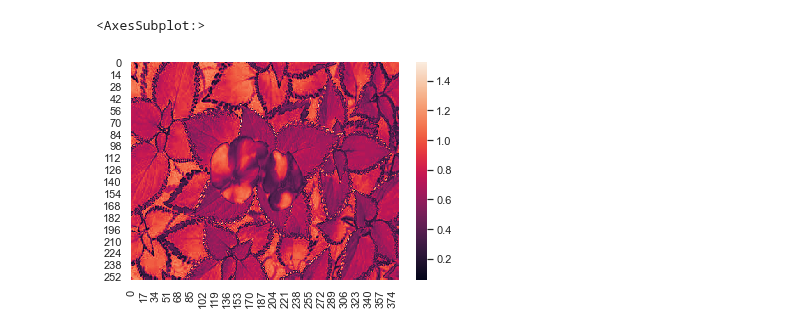
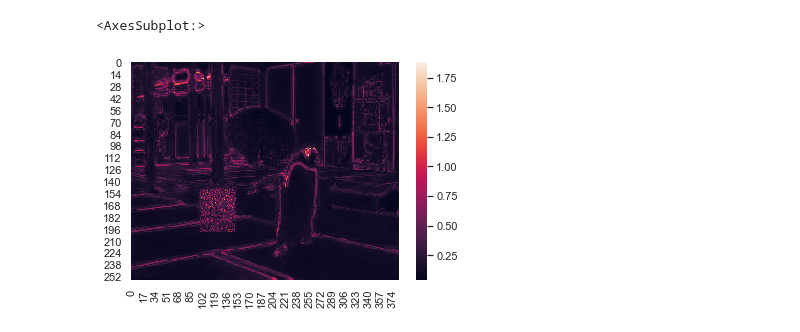
Before and after one commit to geoffroyO/sVae, a Jupyter notebook: src/img_test/test_results.ipynb, the cells around one changed output. Cells and saved outputs as stored; diff of their text form; code cells hidden in the pictures.

Commit message:
image test

```diff
--- a/src/img_test/test_results.ipynb
+++ b/src/img_test/test_results.ipynb
@@ -23,6 +22,6 @@ plt.imshow(reconstruction)
 # %%
-error = np.load("./1_error.npy")
+error = np.load("./11_error.npy")
 sns.heatmap(error)
 # %% [output]
 <AxesSubplot:>
-[figure, old version]
+[figure, new version]
```
Also changed, not shown: parts of 4 cells of this notebook, 2 other files.
